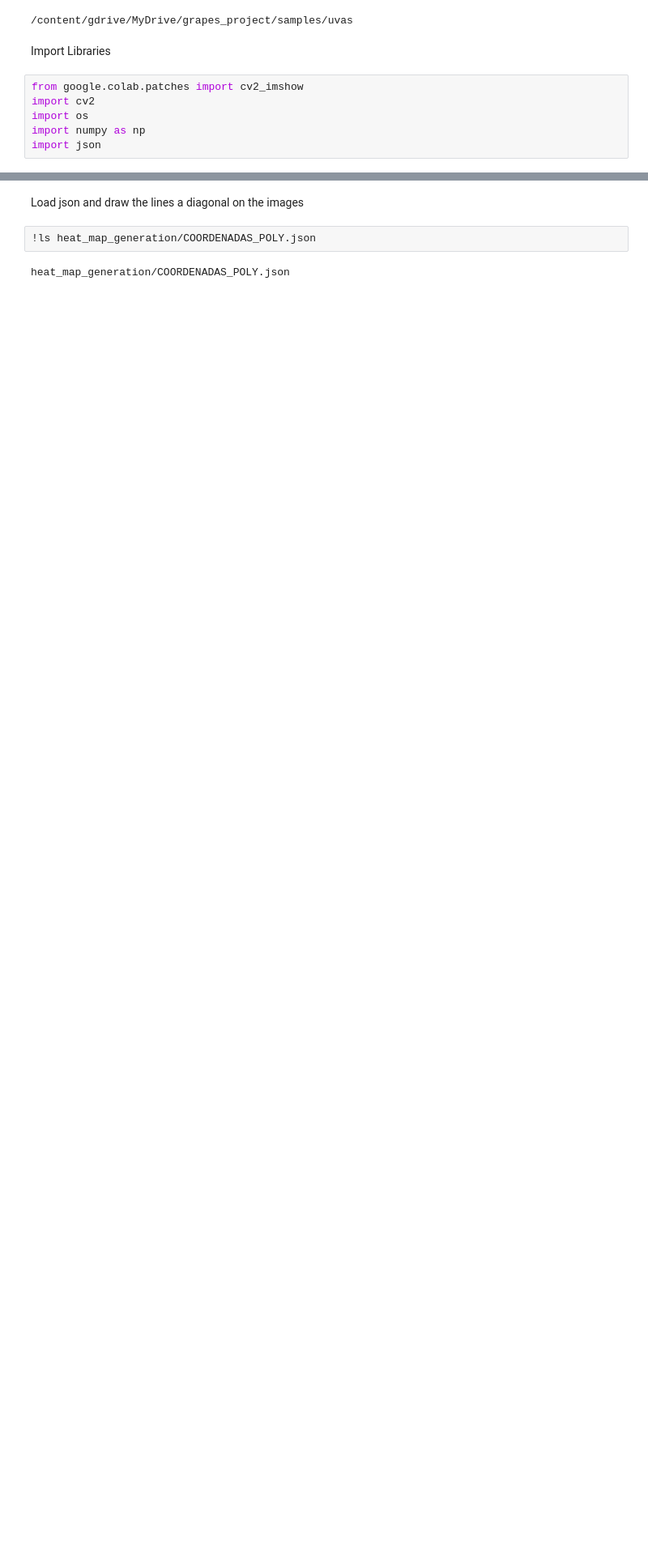
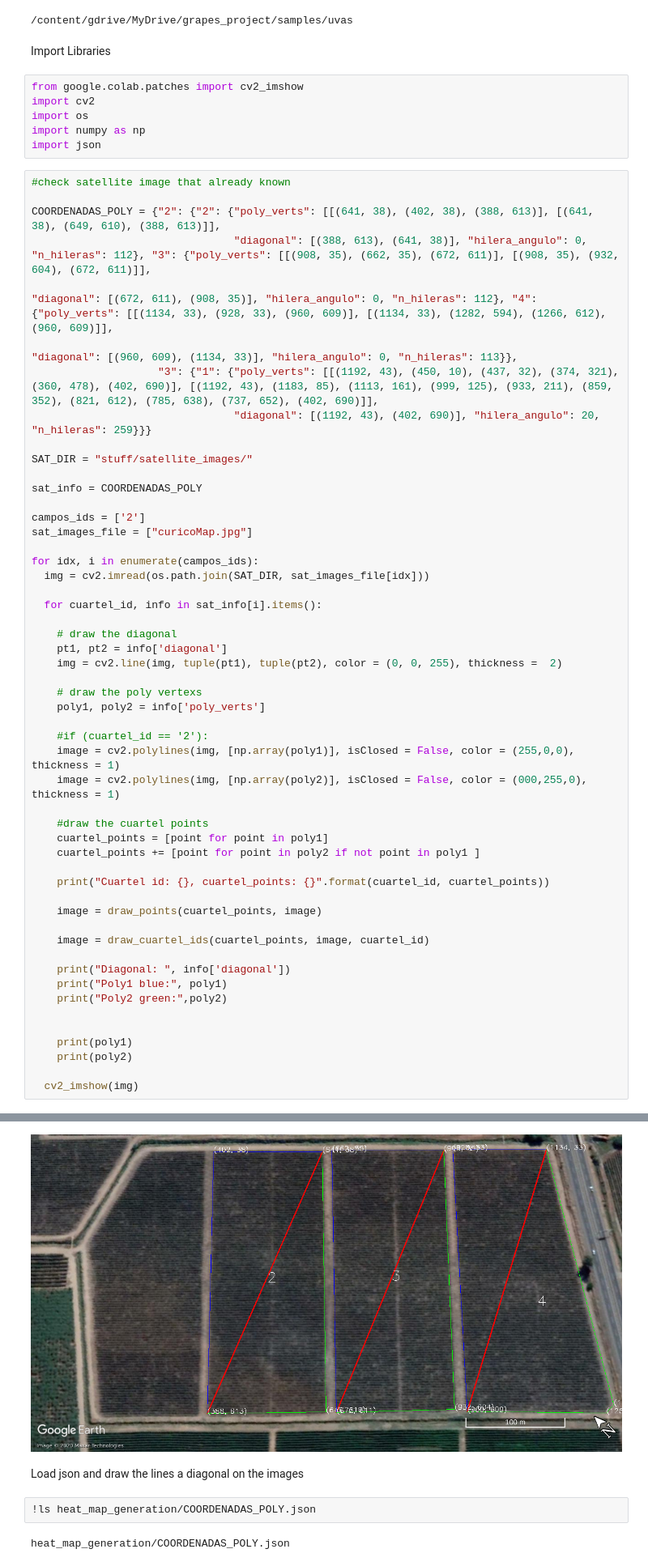
Before and after one commit to Tubaher/grapes_project, a Jupyter notebook: samples/uvas/utils/notebooks/inspect_satellite_images.ipynb, the cells around one changed output, grey strips where cells are left out. Shown at 81% size. Drawn from its saved outputs; the diff is of its cells as text; blank space fills up the shorter version.

```diff
--- a/samples/uvas/utils/notebooks/inspect_satellite_images.ipynb
+++ b/samples/uvas/utils/notebooks/inspect_satellite_images.ipynb
@@ -21,3 +21,56 @@ import cv2
 import os
 import numpy as np
 import json
+# %%
+#check satellite image that already known
+
+COORDENADAS_POLY = {"2": {"2": {"poly_verts": [[(641, 38), (402, 38), (388, 613)], [(641, 38), (649, 610), (388, 613)]],
+                                "diagonal": [(388, 613), (641, 38)], "hilera_angulo": 0, "n_hileras": 112}, "3": {"poly_verts": [[(908, 35), (662, 35), (672, 611)], [(908, 35), (932, 604), (672, 611)]],
+                                                                                                                  "diagonal": [(672, 611), (908, 35)], "hilera_angulo": 0, "n_hileras": 112}, "4": {"poly_verts": [[(1134, 33), (928, 33), (960, 609)], [(1134, 33), (1282, 594), (1266, 612), (960, 609)]],
+                                                                                                                                                                                                    "diagonal": [(960, 609), (1134, 33)], "hilera_angulo": 0, "n_hileras": 113}},
+                    "3": {"1": {"poly_verts": [[(1192, 43), (450, 10), (437, 32), (374, 321), (360, 478), (402, 690)], [(1192, 43), (1183, 85), (1113, 161), (999, 125), (933, 211), (859, 352), (821, 612), (785, 638), (737, 652), (402, 690)]],
+                                "diagonal": [(1192, 43), (402, 690)], "hilera_angulo": 20, "n_hileras": 259}}}
+
+SAT_DIR = "stuff/satellite_images/"
+
+sat_info = COORDENADAS_POLY
+
+campos_ids = ['2']
+sat_images_file = ["curicoMap.jpg"]
+
+for idx, i in enumerate(campos_ids):
+  img = cv2.imread(os.path.join(SAT_DIR, sat_images_file[idx]))
+
+  for cuartel_id, info in sat_info[i].items():
+
+    # draw the diagonal
+    pt1, pt2 = info['diagonal']
+    img = cv2.line(img, tuple(pt1), tuple(pt2), color = (0, 0, 255), thickness =  2)
+
+    # draw the poly vertexs
+    poly1, poly2 = info['poly_verts']
+
+    #if (cuartel_id == '2'):
+    image = cv2.polylines(img, [np.array(poly1)], isClosed = False, color = (255,0,0), thickness = 1)
+    image = cv2.polylines(img, [np.array(poly2)], isClosed = False, color = (000,255,0), thickness = 1)
+
+    #draw the cuartel points
+    cuartel_points = [point for point in poly1]
+    cuartel_points += [point for point in poly2 if not point in poly1 ]
+
+    print("Cuartel id: {}, cuartel_points: {}".format(cuartel_id, cuartel_points))
+
+    image = draw_points(cuartel_points, image)
+
+    image = draw_cuartel_ids(cuartel_points, image, cuartel_id)
+
+    print("Diagonal: ", info['diagonal'])
+    print("Poly1 blue:", poly1)
+    print("Poly2 green:",poly2)
+
+
+    print(poly1)
+    print(poly2)
+
+  cv2_imshow(img)
+# %% [output]
@@ -24,3 +95,4 @@ import json
+[figure, added]
 # %% [markdown]
 Load json and draw the lines a diagonal on the images
 # %%
```
Also changed, not shown: parts of 6 cells of this notebook, 4 other files.
